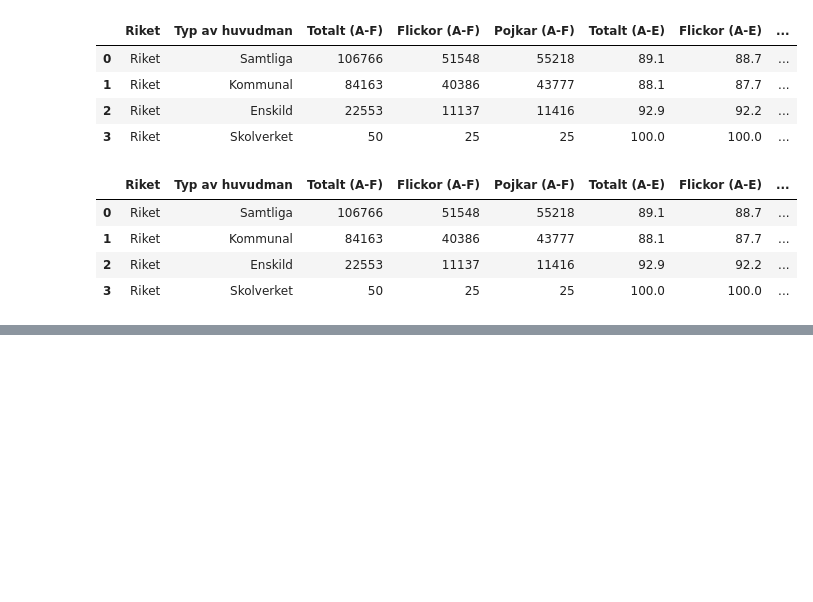
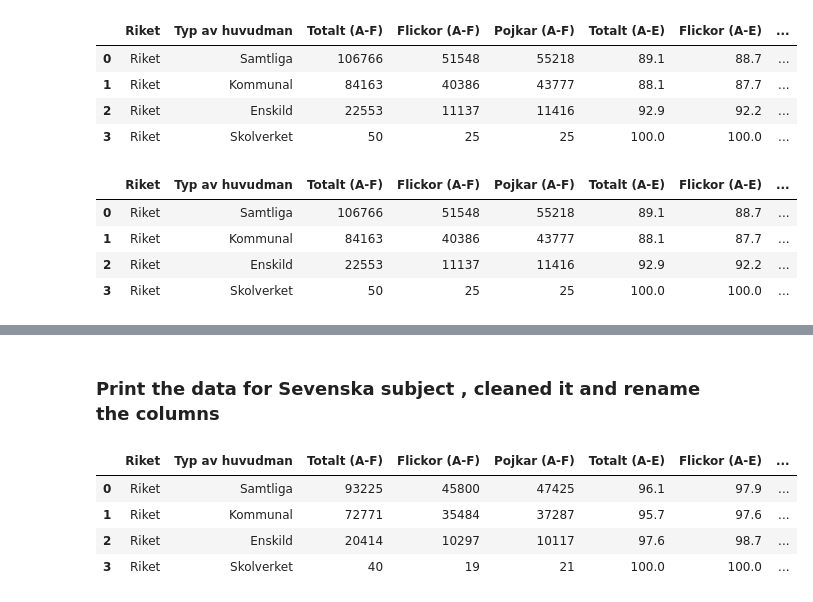
Before and after one commit to mosendamnit/Python-Muhsin-Ahmad-OPA23, a Jupyter notebook: Lab2/Uppgift_0/lab2.ipynb, the cells around one changed output, grey strips where cells are left out. Cells and saved outputs as stored; diff of their text form; code cells hidden in the pictures; blank space fills up the shorter version.

```diff
--- a/Lab2/Uppgift_0/lab2.ipynb
+++ b/Lab2/Uppgift_0/lab2.ipynb
@@ -119,0 +188,14 @@ df_fått_F
+# %% [markdown]
+### Print the data for Sevenska subject , cleaned it and rename the columns
+# %%
+import pandas as pd
+import numpy as np
+import matplotlib as plt
+
+df_skola_svenska
+# %% [output]
+|  | Riket | Typ av huvudman | Totalt (A-F) | Flickor (A-F) | Pojkar (A-F) | Totalt (A-E) | Flickor (A-E) | ... |
+| 0 | Riket | Samtliga | 93225 | 45800 | 47425 | 96.1 | 97.9 | ... |
+| 1 | Riket | Kommunal | 72771 | 35484 | 37287 | 95.7 | 97.6 | ... |
+| 2 | Riket | Enskild | 20414 | 10297 | 10117 | 97.6 | 98.7 | ... |
+| 3 | Riket | Skolverket | 40 | 19 | 21 | 100.0 | 100.0 | ... |
```
Also changed, not shown: parts of 15 cells of this notebook.
